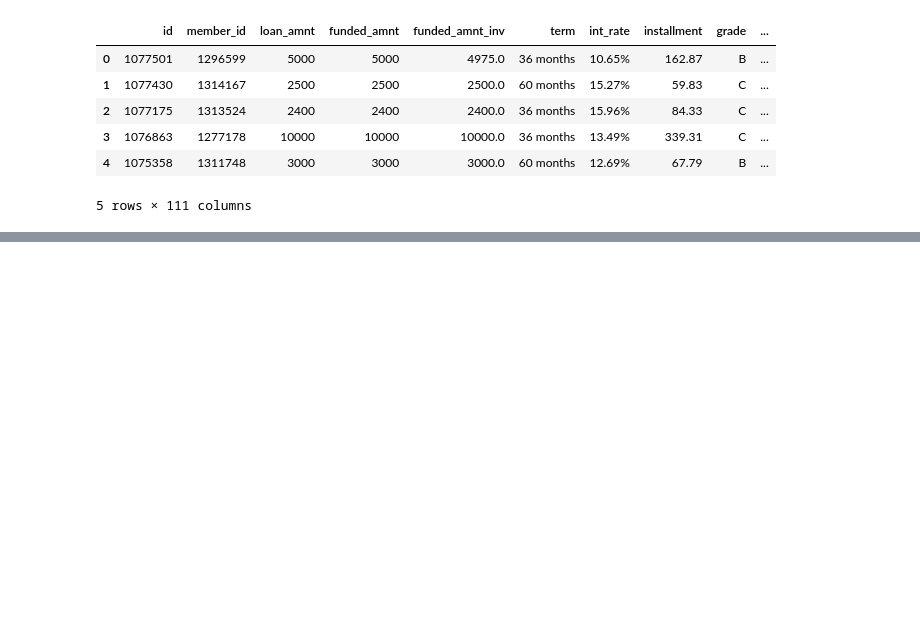
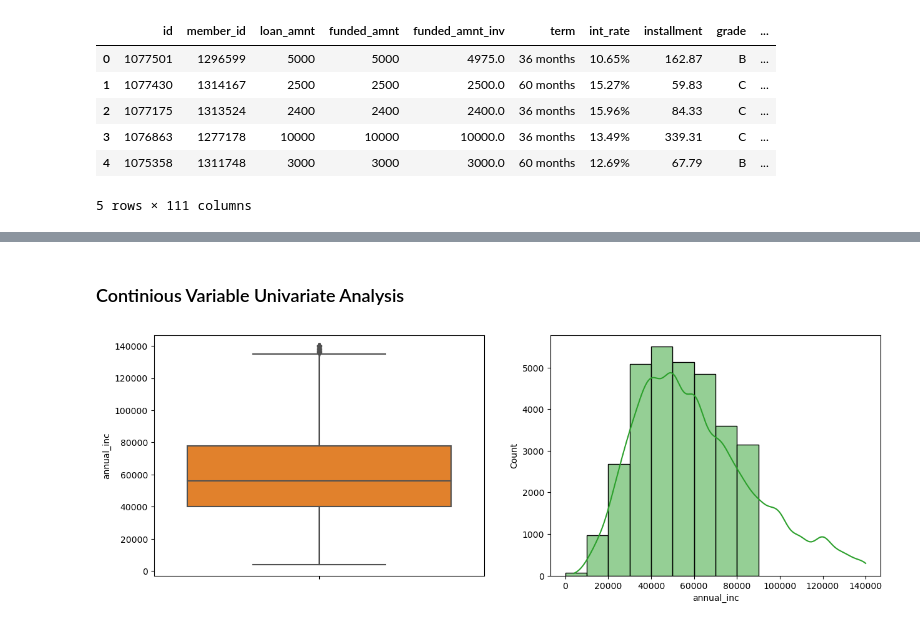
Before and after one commit to kondajji/Lending-Club_CaseStudy_TS, a Jupyter notebook: LendingClubCaseStudy.ipynb, the cells around one changed output, grey strips where cells are left out. Cells and saved outputs as stored; diff of their text form; code cells hidden in the pictures; blank space fills up the shorter version.

Commit message:
Unvariate Analysis and Partial Segmented analysis

```diff
--- a/LendingClubCaseStudy.ipynb
+++ b/LendingClubCaseStudy.ipynb
@@ -127,0 +171,13 @@ lc.drop(['next_pymnt_d'] , axis =1, inplace =True)
+# %% [markdown]
+### Continious Variable Univariate Analysis ###
+# %%
+#Analyse lenders annual income distribution. Box Plot and bins of 10K using subplots
+
+fx, axes = plt.subplots(1,2, figsize=(15,5))
+colors = ["#1f77b4", "#ff7f0e", "#2ca02c", "#d62728"]
+
+sns.boxplot(y='annual_inc', data=loan, color =colors[1],ax=axes[0])
+sns.histplot(loan['annual_inc'], bins=range(0, 100000, 10000), color =colors[2], kde=True, ax=axes[1])
+plt.show()
+# %% [output]
+[figure, added]
```
Also changed, not shown: parts of 44 cells of this notebook.
